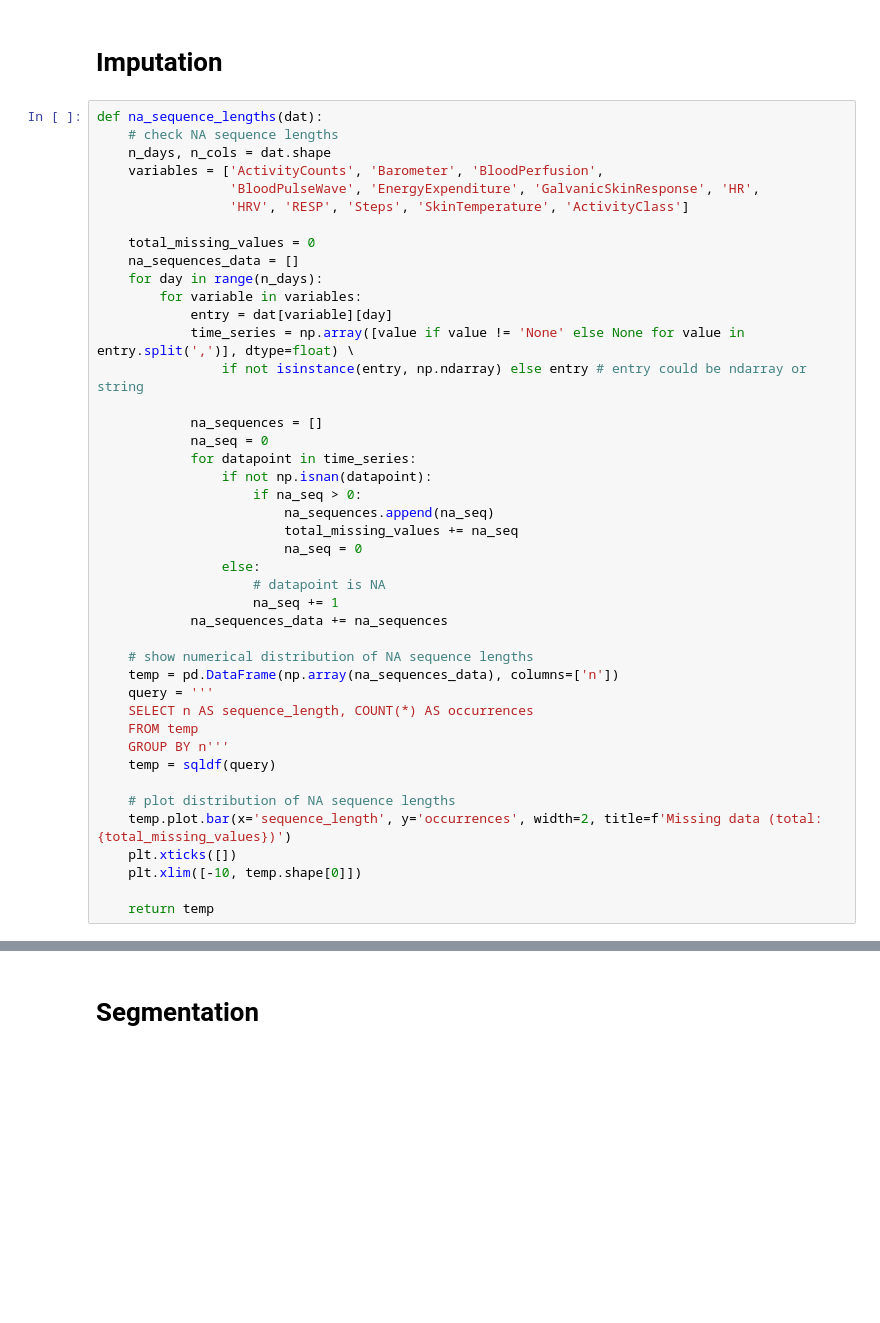
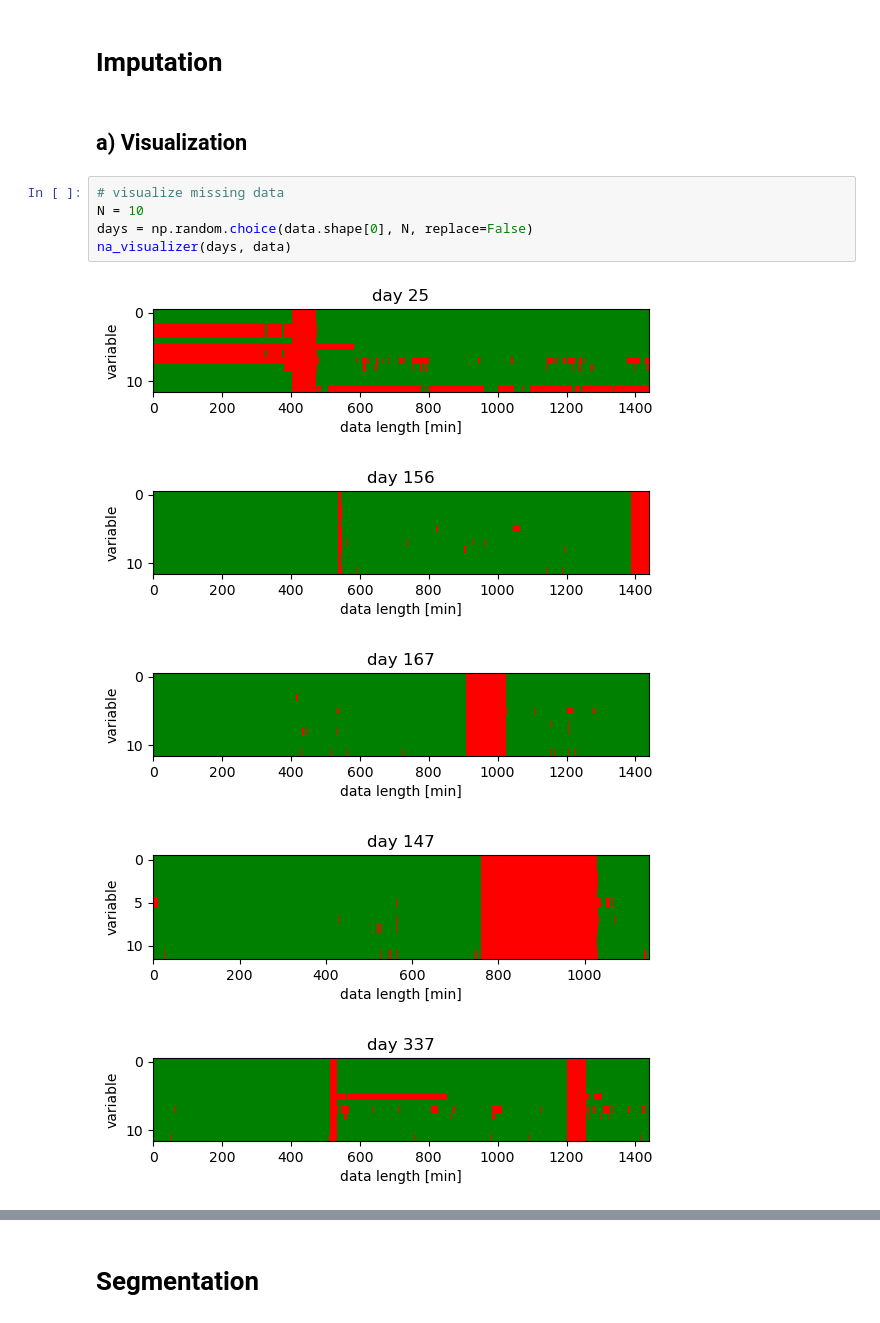
Before and after one commit to Yahnnosh/Sensor-Based-Modeling-of-Fatigue-Using-Transformer-Model, a Jupyter notebook: preproc_data.ipynb, the cells around one changed output, grey strips where cells are left out. Saved outputs shown, nothing was run; the diff lists cells and outputs as text; blank space fills up the shorter version.

```diff
--- a/preproc_data.ipynb
+++ b/preproc_data.ipynb
@@ -87,45 +112,15 @@ Total remaining days: 318
 # %% [markdown]
 # Imputation
-# %%
-def na_sequence_lengths(dat):
-    # check NA sequence lengths
-    n_days, n_cols = dat.shape
-    variables = ['ActivityCounts', 'Barometer', 'BloodPerfusion',
-                 'BloodPulseWave', 'EnergyExpenditure', 'GalvanicSkinResponse', 'HR',
-                 'HRV', 'RESP', 'Steps', 'SkinTemperature', 'ActivityClass']
-
-    total_missing_values = 0
-    na_sequences_data = []
-    for day in range(n_days):
-        for variable in variables:
-            entry = dat[variable][day]
-            time_series = np.array([value if value != 'None' else None for value in entry.split(',')], dtype=float) \
-                if not isinstance(entry, np.ndarray) else entry # entry could be ndarray or string
-
-            na_sequences = []
-            na_seq = 0
-            for datapoint in time_series:
-                if not np.isnan(datapoint):
-                    if na_seq > 0:
-                        na_sequences.append(na_seq)
-                        total_missing_values += na_seq
-                        na_seq = 0
-                else:
-                    # datapoint is NA
-                    na_seq += 1
-            na_sequences_data += na_sequences
-
-    # show numerical distribution of NA sequence lengths
-    temp = pd.DataFrame(np.array(na_sequences_data), columns=['n'])
-    query = '''
-    SELECT n AS sequence_length, COUNT(*) AS occurrences
-    FROM temp
-    GROUP BY n'''
-    temp = sqldf(query)
-
-    # plot distribution of NA sequence lengths
-    temp.plot.bar(x='sequence_length', y='occurrences', width=2, title=f'Missing data (total: {total_missing_values})')
-    plt.xticks([])
-    plt.xlim([-10, temp.shape[0]])
-
-    return temp
+# %% [markdown]
+## a) Visualization
+# %%
+# visualize missing data
+N = 10
+days = np.random.choice(data.shape[0], N, replace=False)
+na_visualizer(days, data)
+# %% [output]
+[figure, added]
+[figure, added]
+[figure, added]
+[figure, added]
+[figure, added]
```
Also changed, not shown: parts of 18 cells of this notebook, 2 other files.
